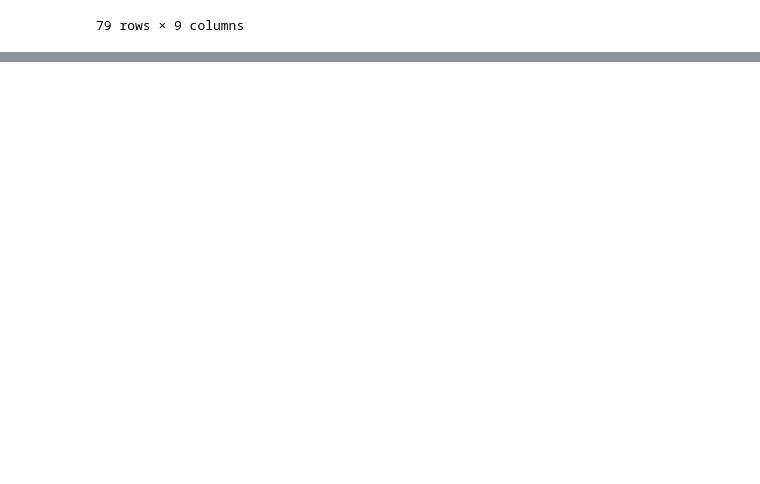
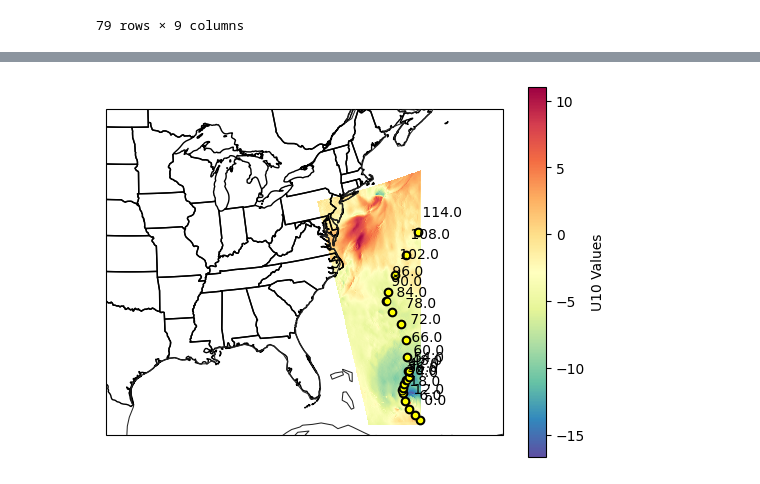
Before and after one commit to JoeBeyrer/storm-surge-parametric-inputs, a Jupyter notebook: herbieLoading.ipynb, the cells around one changed output, grey strips where cells are left out. Saved outputs shown, nothing was run; the diff lists cells and outputs as text; code cells hidden in the pictures; blank space fills up the shorter version.

Commit message:
HRRR data subset with Herbie

```diff
--- a/herbieLoading.ipynb
+++ b/herbieLoading.ipynb
@@ -255,6 +252,7 @@ class HurricanePath():
 # %%
 # Creating a dictionary - one key for each hurricane - alternate hurDictset
 paths = {}
+margin = 3
 
 with open('filtered_data.csv', 'r') as f_in:
     reader = csv.reader(f_in)
@@ -262,10 +260,10 @@ with open('filtered_data.csv', 'r') as f_in:
     for line in reader:
         if line[0] not in paths.keys():
             while len(line[4]) < 4: line[4] = '0' + line[4]
-            paths[line[0]] = HurricanePath([line[3] + line[4]], float(line[7]), float(line[7]), float(line[8]), float(line[8]))
+            paths[line[0]] = HurricanePath([pd.to_datetime(line[3] + line[4],format='%Y%m%d%H%M')], float(line[7])-margin, float(line[7])+margin, float(line[8])-margin, float(line[8])+margin)
 
         else:
             while len(line[4]) < 4: line[4] = '0' + line[4]
-            paths[line[0]].update(line[3] + line[4], float(line[7]), float(line[8]))
+            paths[line[0]].update(pd.to_datetime(line[3] + line[4],format='%Y%m%d%H%M'), float(line[7])-margin, float(line[7])+margin, float(line[8])-margin, float(line[8])+margin)
 paths['AL032014'].dateTime
 # %% [output]
@@ -282,0 +440,11 @@ paths['AL032014'].dateTime
+# %%
+cwd = os.getcwd()
+os.makedirs(f'{cwd}/data/filtered_HRRR', exist_ok=True)
+
+for i in range(len(herbies[key][1])):
+    ds = herbies[key][1][i]
+    ds.to_netcdf(f'{cwd}/data/filtered_HRRR/{dates[i].strftime("%m-%d-%Y-%H:%M")}_data', 'w')
+# %%
+import xarray as xr
+ds = xr.open_dataset(f'{cwd}/data/filtered_HRRR/08-03-2014-18:00_data')
+ds
@@ -282,0 +469,35 @@ paths['AL032014'].dateTime
+# %%
+ax = EasyMap(crs=ds.herbie.crs).ax
+
+c = ax.pcolormesh(
+    ds.longitude,
+    ds.latitude,
+    ds.u10,
+    cmap="Spectral_r",
+    transform=pc,
+)
+
+for i in matched[1].point_time:
+    z = matched[1].sel(point_time=i)
+    ax.scatter(z.longitude, z.latitude, color="k", transform=pc)
+    ax.scatter(
+        z.point_longitude, z.point_latitude, color="yellow", marker=".", transform=pc
+    )
+    ax.text(
+        z.point_longitude,
+        z.point_latitude,
+        f" {z.point_time.item()}\n",
+        transform=pc,
+    )
+
+ax.set_extent([-98, -65, 25, 45], crs=pc)
+ax.add_feature(cfeature.STATES.with_scale('50m'))
+ax.adjust_extent()
+
+
+fig = plt.gcf()
+fig.colorbar(c, ax=ax, orientation='vertical', label='U10 Values')
+
+plt.show()
+# %% [output]
+[figure, added]
```
Also changed, not shown: parts of 8 cells of this notebook.
